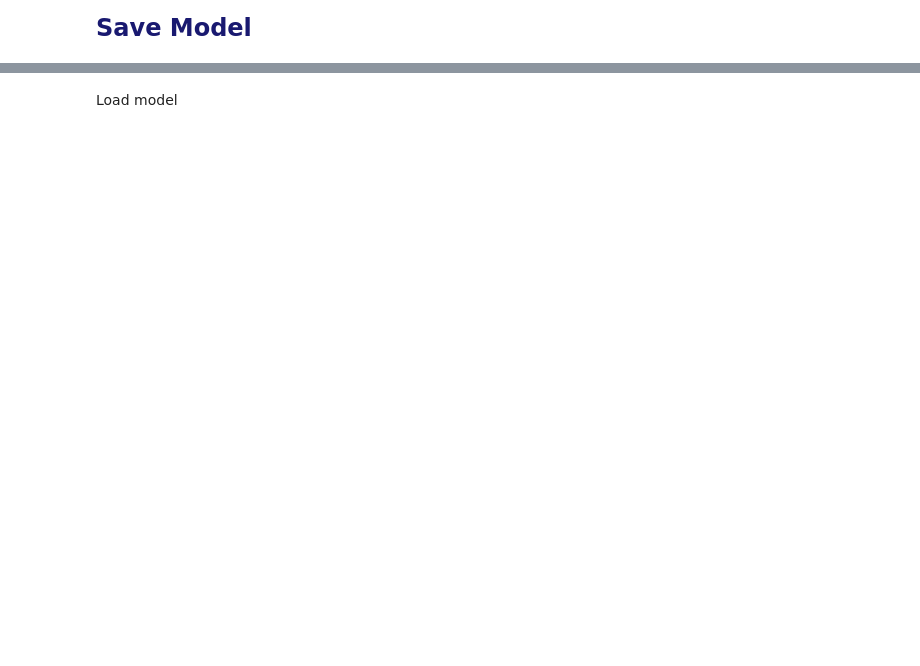
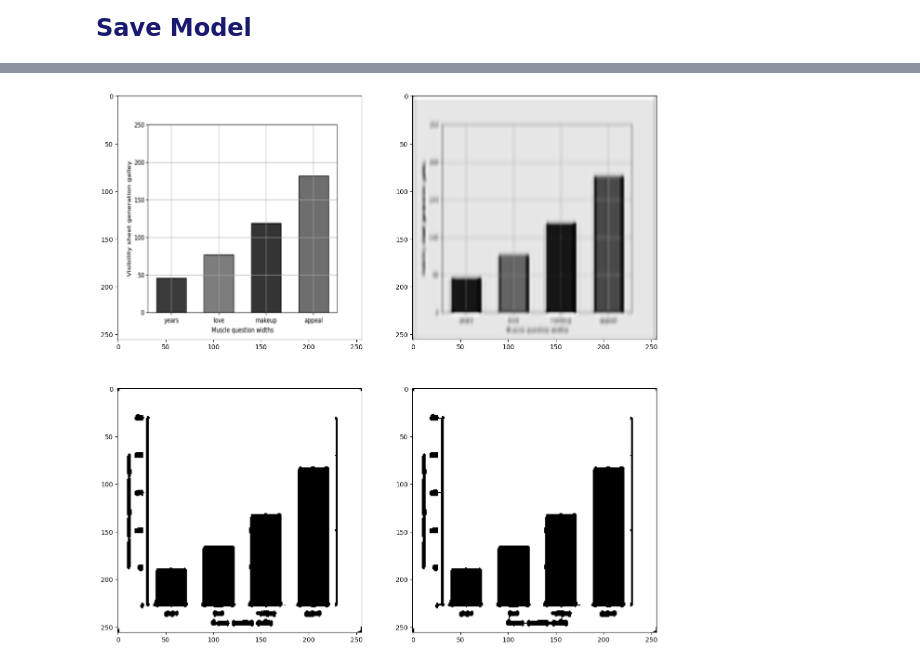
Before and after one commit to nucontreras/artificial-intelligence-scripts, a Jupyter notebook: FSCN/Barras/bar_chart_old.ipynb, the cells around one changed output, grey strips where cells are left out. Cells and saved outputs as stored; diff of their text form; code cells hidden in the pictures; blank space fills up the shorter version.

```diff
--- a/FSCN/Barras/bar_chart_old.ipynb
+++ b/FSCN/Barras/bar_chart_old.ipynb
@@ -379,15 +255,16 @@ save_model(model, name="FSCN2")
 # %%
-def show_data(model_path, img_path):
-    model = load_model(model_path) # CARGADO DEL MODELO
+def show_data(model, img_path):
     # IMG EN NP ARRAY (1, 256, 256, 1)
     full_img = []
-    img = tf.keras.utils.load_img(img_path, target_size=(128, 128), color_mode = "grayscale")
+    img = tf.keras.utils.load_img(img_path, target_size=(256, 256), color_mode = "grayscale")
     img = tf.keras.utils.img_to_array(img)
     img = ((img - img.min())/(img.max() - img.min())) #MIN MAX
     full_img.append(img)
     full_img = np.array(full_img)
+
     # PREDICCION
     pred = model.predict(full_img)
+
     # NORMALIZACIÓN
     pred = ((pred - pred.min())/(pred.max() - pred.min()))
 
@@ -400,7 +277,7 @@ def show_data(model_path, img_path):
     erosion = cv2.erode(thresh,kernel,iterations = 1)
     dilate = cv2.dilate(erosion, kernel, iterations = 1)
 
-    #DISPLAY
+    # DISPLAY
     plt.figure(figsize=(15, 15))
     plt.gray()
     ax = plt.subplot(2,2,1)
@@ -414,7 +322,7 @@ def show_data(model_path, img_path):
 # %%
-model_path = drive_path + "models/FSCN1.h5"
-n = 3
-img_path = f"{drive_path}segmentation-2/test/grises/{n}.png"
-target_path = f"{drive_path}segmentation-2/train/segmented/{n}.png"
+n = 100
+img_path = path_bar_chart_db + f"dataset/segmentation-2/test/grises/{n}.png"
+target_path = path_bar_chart_db + f"dataset/segmentation-2/train/segmented/{n}.png"
 
-show_data(model_path, img_path)
+show_data(model_loaded, img_path)
+# %% [output]
@@ -420,0 +330 @@ show_data(model_path, img_path)
+[figure, added]
@@ -425,2 +330,0 @@ plot_model(model)
-# %% [markdown]
-Load model
```
Also changed, not shown: parts of 47 cells of this notebook.
